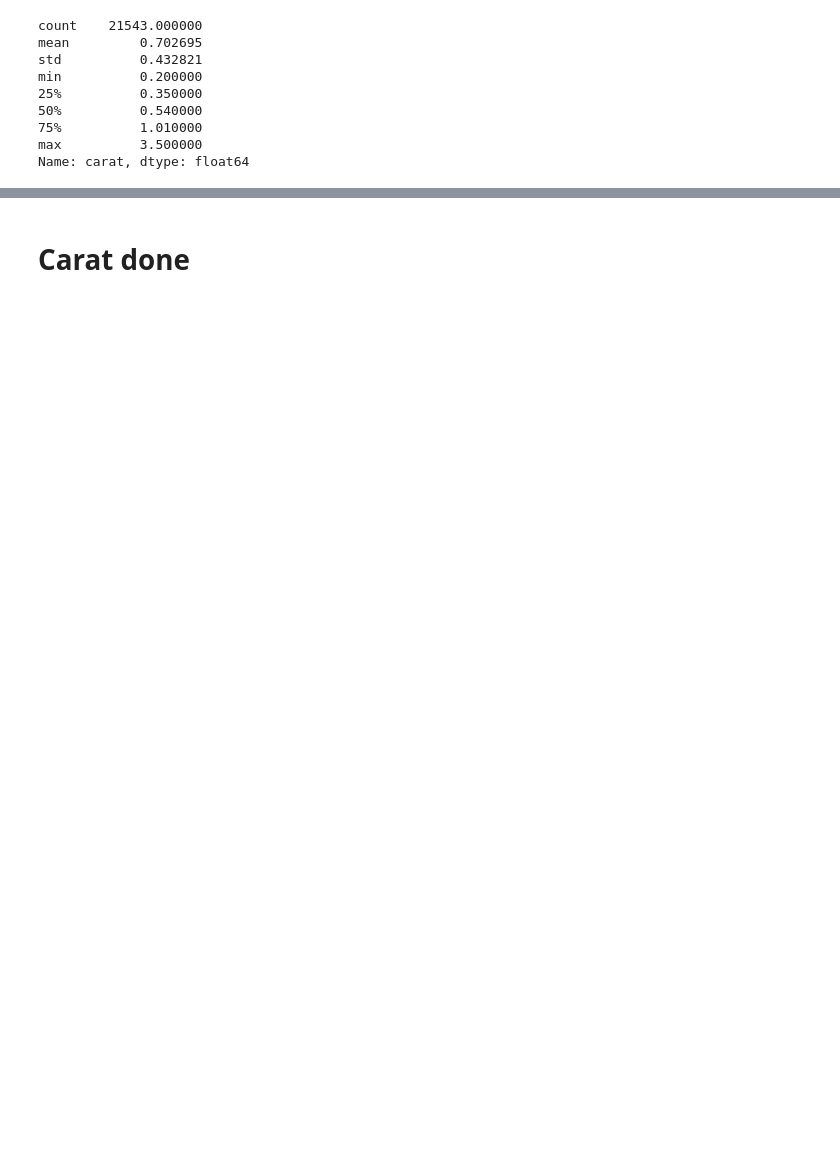
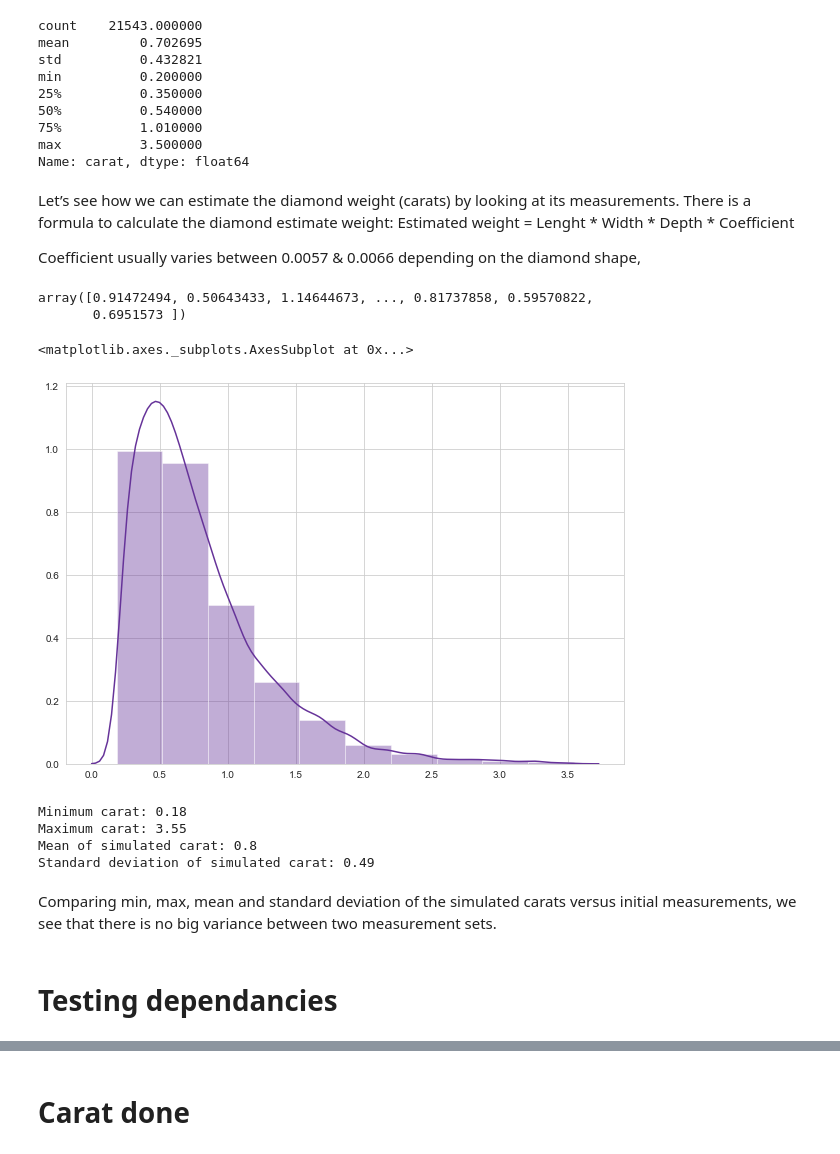
Before and after one commit to JuliaMal/ProgDA_Project2, a Jupyter notebook: Project2.ipynb, the cells around one changed output, grey strips where cells are left out. Cells and saved outputs as stored; diff of their text form; code cells hidden in the pictures; blank space fills up the shorter version.

```diff
--- a/Project2.ipynb
+++ b/Project2.ipynb
@@ -415,3 +425,42 @@ min          0.200000
 75%          1.010000
 max          3.500000
 Name: carat, dtype: float64
+# %% [markdown]
+Let’s see how we can estimate the diamond weight (carats) by looking at its measurements. There is a formula to calculate the diamond estimate weight:
+Estimated weight = Lenght * Width * Depth * Coefficient
+
+Coefficient usually varies between 0.0057 & 0.0066 depending on the diamond shape,
+# %%
+# for coefficient calculation is used random.uniform distribution in range between 0.0057 & 0.0066
+s_carat = s_length * s_width * s_depth * np.random.uniform(0.0057, 0.0066, s_length.size)
+# %%
+s_carat
+# %% [output]
+array([0.91472494, 0.50643433, 1.14644673, ..., 0.81737858, 0.59570822,
+       0.6951573 ])
+# %%
+sns.set_style("whitegrid")
+fig = plt.figure(figsize=(10,7))
+fig.add_subplot(1,1,1)
+sns.distplot(s_carat, color="rebeccapurple", bins = 10)
+# %% [output]
+<matplotlib.axes._subplots.AxesSubplot at 0x...>
+[figure, added]
+# %%
+print('Minimum carat: ' + str(np.amin(s_carat).round(2)))
+print('Maximum carat: ' + str(np.amax(s_carat).round(2)))
+
+sim_mean_c = np.mean(s_carat).round(2)
+sim_std_c = np.std(s_carat).round(2)
+
+print('Mean of simulated carat: ' + str(sim_mean_c))
+print('Standard deviation of simulated carat: ' + str(sim_std_c))
+# %% [output]
+Minimum carat: 0.18
+Maximum carat: 3.55
+Mean of simulated carat: 0.8
+Standard deviation of simulated carat: 0.49
+# %% [markdown]
+Comparing min, max, mean and standard deviation of the simulated carats versus initial measurements, we see that there is no big variance between two measurement sets.
+# %% [markdown]
+# Testing dependancies
```
Also changed, not shown: parts of 38 cells of this notebook, 1 other file.
